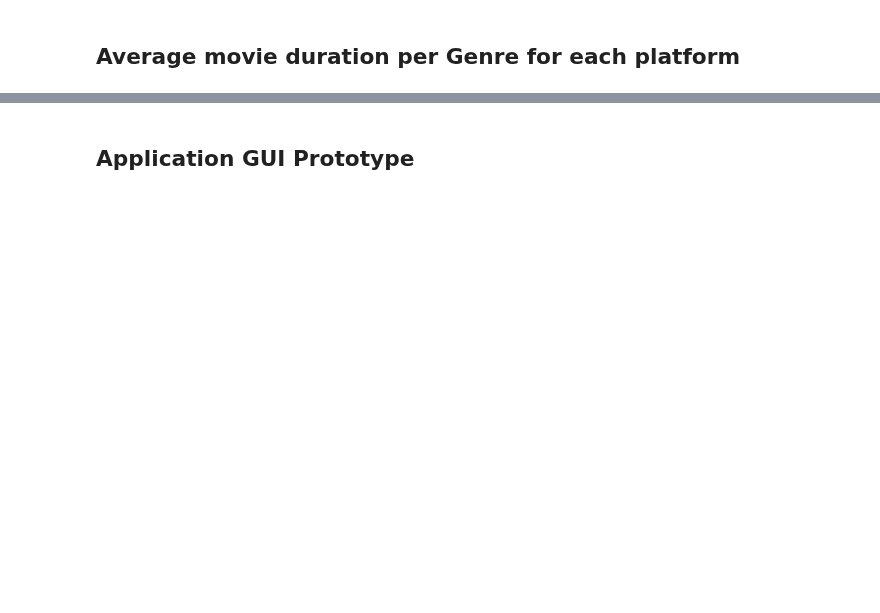
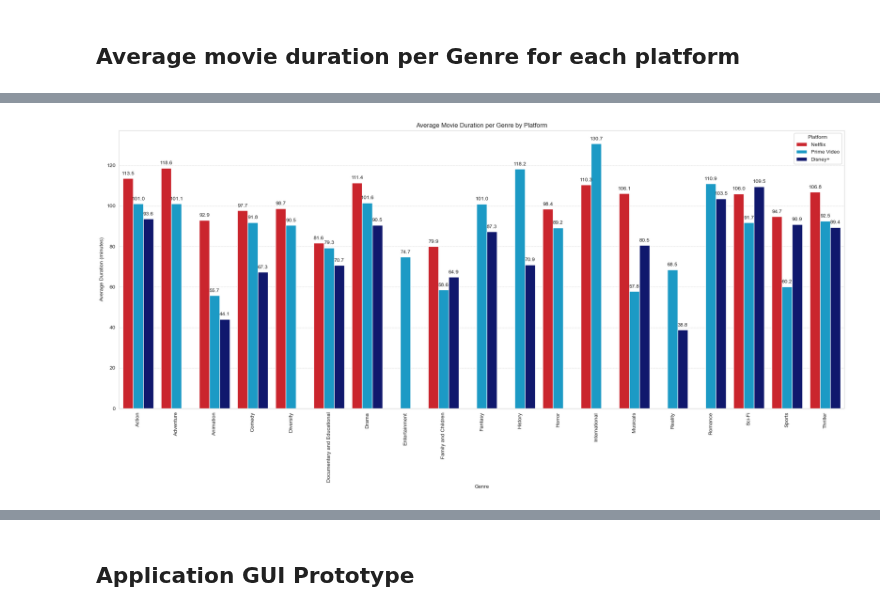
Before and after one commit to ulquyorra-11/Cinemalytics, a Jupyter notebook: notebooks/Samer's Notebooks/samer_results.ipynb, the cells around one changed output, grey strips where cells are left out. Saved outputs shown, nothing was run; the diff lists cells and outputs as text; code cells hidden in the pictures; blank space fills up the shorter version.

```diff
--- a/notebooks/Samer's Notebooks/samer_results.ipynb
+++ b/notebooks/Samer's Notebooks/samer_results.ipynb
@@ -130,0 +73,48 @@ plot_average_movie_duration_per_genre(disney_plus_movies_df, 'Disney+', disney_p
+# %%
+# Calculate average movie duration per genre for each platform
+def calculate_avg_duration_per_genre(df):
+    return df.groupby('genre')['duration_min'].mean()
+
+netflix_avg_duration = calculate_avg_duration_per_genre(netflix_movies_df)
+prime_video_avg_duration = calculate_avg_duration_per_genre(prime_video_movies_df)
+disney_plus_avg_duration = calculate_avg_duration_per_genre(disney_plus_movies_df)
+
+# Combine the averages into a single DataFrame
+avg_durations = pd.DataFrame({
+    'Netflix': netflix_avg_duration,
+    'Prime Video': prime_video_avg_duration,
+    'Disney+': disney_plus_avg_duration
+}).reset_index()
+
+# Melt the DataFrame for easier plotting with seaborn
+avg_durations_melted = avg_durations.melt(id_vars='genre', var_name='Platform', value_name='Average Duration')
+
+# Define the colors for each platform
+platform_colors = {
+    'Netflix': '#E50914',
+    'Prime Video': '#00A8E1',
+    'Disney+': '#000c7c'
+}
+
+# Plotting with the specified colors
+plt.figure(figsize=(20, 10))
+ax = sns.barplot(x='genre', y='Average Duration', hue='Platform', data=avg_durations_melted, palette=platform_colors)
+plt.xticks(rotation=90)
+plt.title('Average Movie Duration per Genre by Platform')
+plt.xlabel('Genre')
+plt.ylabel('Average Duration (minutes)')
+plt.legend(title='Platform')
+plt.grid(True, which='major', linestyle='--', linewidth=0.5, axis='y')
+
+# Annotate each bar with its height value
+for p in ax.patches:
+    ax.annotate(format(p.get_height(), '.1f'),
+                (p.get_x() + p.get_width() / 2., p.get_height()),
+                ha = 'center', va = 'center',
+                xytext = (0, 9),
+                textcoords = 'offset points')
+
+plt.tight_layout()
+plt.show()
+# %% [output]
+[figure, added]
```
Also changed, not shown: parts of 23 cells of this notebook.
